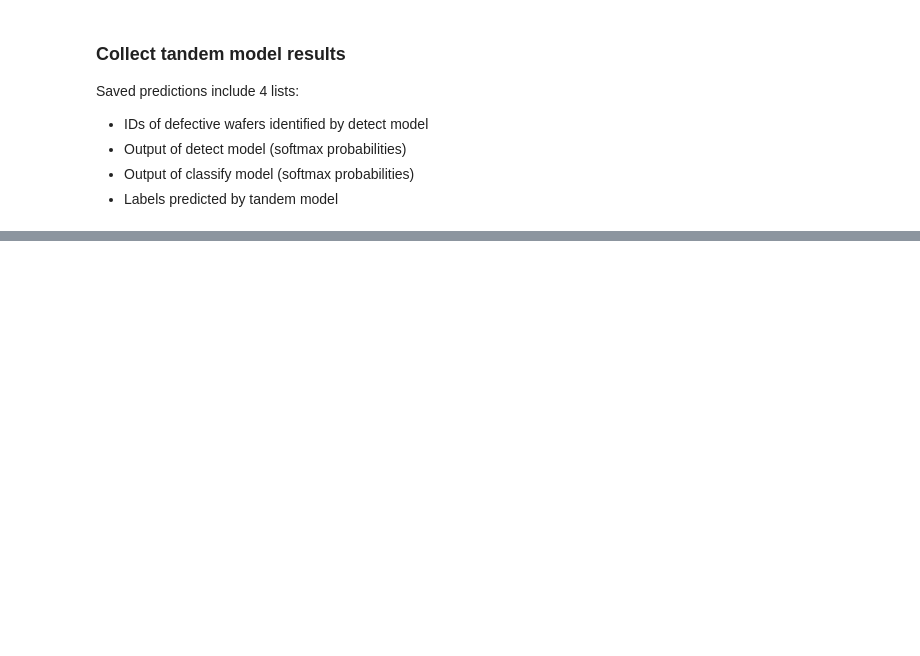
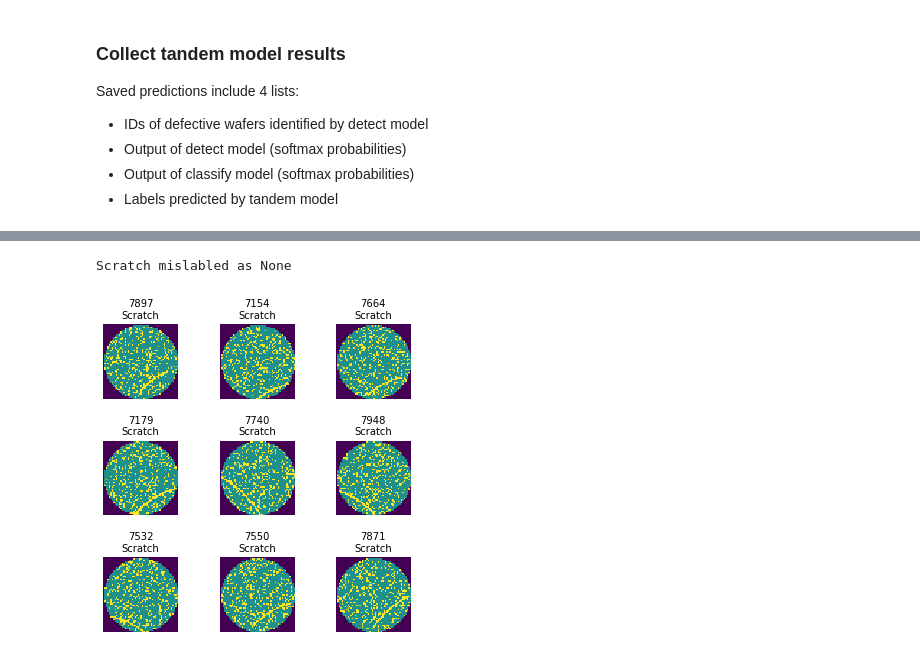
Before and after one commit to sngatzemeier/Wafer-Defect-Classification, a Jupyter notebook: Lea/pipeline/pipeline_yutandem_best.ipynb, the cells around one changed output, grey strips where cells are left out. Cells and saved outputs as stored; diff of their text form; code cells hidden in the pictures; blank space fills up the shorter version.

```diff
--- a/Lea/pipeline/pipeline_yutandem_best.ipynb
+++ b/Lea/pipeline/pipeline_yutandem_best.ipynb
@@ -332,0 +341,10 @@ if labeled:
+# %%
+# IF LABELED
+# plot S mislabeled as N
+if labeled:
+    print('Scratch mislabled as None')
+    helper.visualize_misclassified(data, y_test, tandem_pred, true_label=4, pred_label=8, n=9,
+                            figsize=(5,5), col='waferMap', cmap='viridis')
+# %% [output]
+Scratch mislabled as None
+[figure, added]
```
Also changed, not shown: parts of 21 cells of this notebook, 20 other files.
